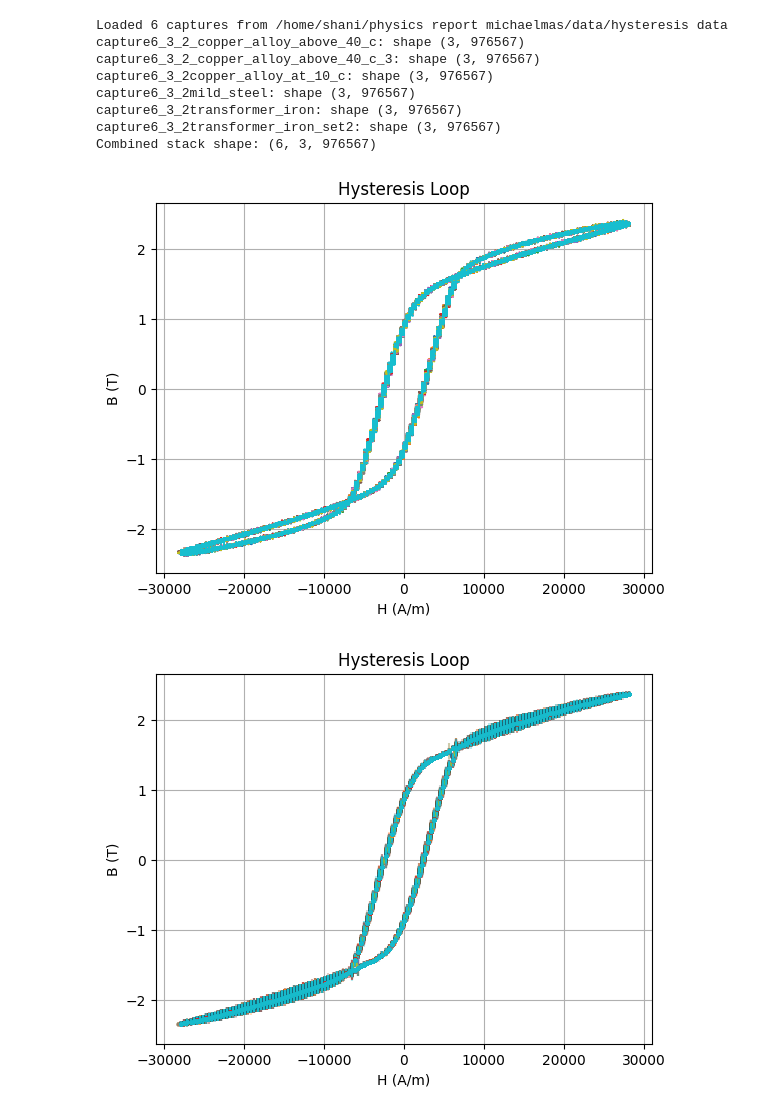
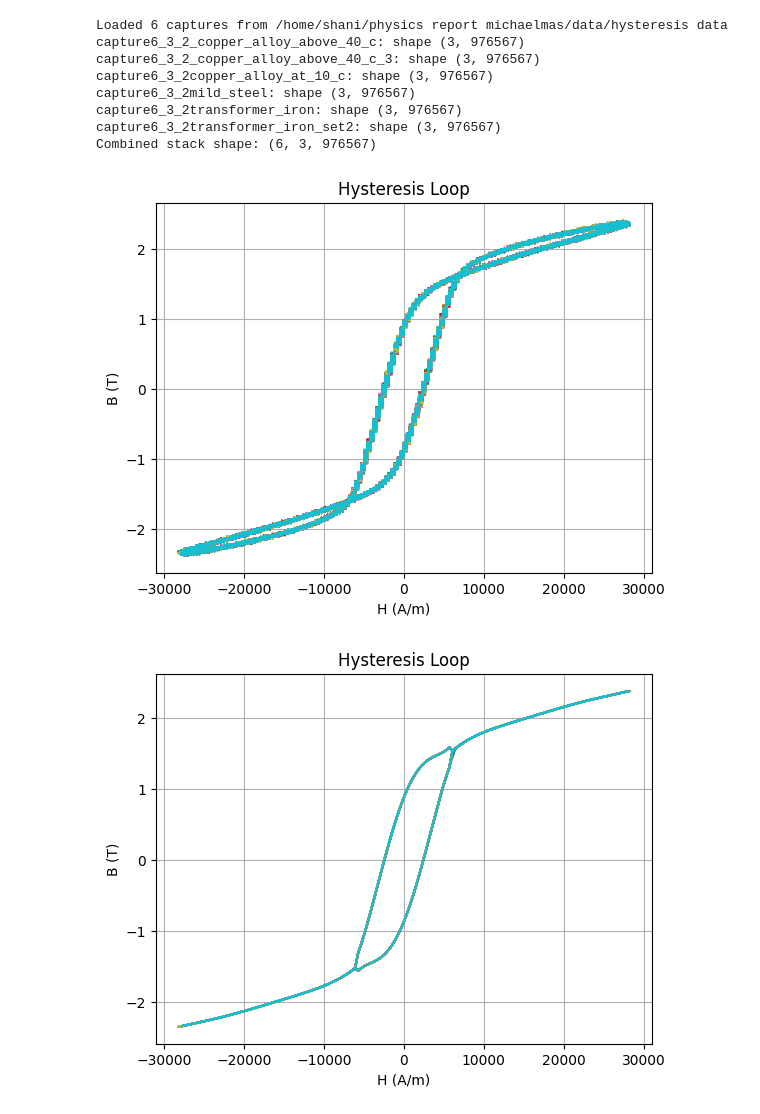
Before and after one commit to s-h-a-n-i-l/physics-report-michaelmas, a Jupyter notebook: code/hysterysisplots.ipynb, the cells around one changed output. Drawn from its saved outputs; the diff is of its cells as text; code cells hidden in the pictures.

```diff
--- a/code/hysterysisplots.ipynb
+++ b/code/hysterysisplots.ipynb
@@ -164,7 +164,7 @@ def build_capture_stack(arrays: Dict[str, np.ndarray]) -> np.ndarray:
         )
     return np.stack(list(arrays.values()))
 
-def build_hysteresis_loops(d3_arr):
+def split_hysteresis_loops(d3_arr):
     # Copy the original data so we never modify d3_arr in-place
     time = np.array(d3_arr[0]).copy()
     a    = np.array(d3_arr[1]).copy()
@@ -176,7 +176,7 @@ def build_hysteresis_loops(d3_arr):
     counter = 0
 
     # Build up to 20 loops
-    while start < n and counter < 500:
+    while start < n and counter < 20:
         init_time = time[start]
 
         # Find the first index where time > init_time + 20
@@ -200,7 +200,7 @@ def build_hysteresis_loops(d3_arr):
         start = end
         counter += 1
 
-    return loops
+    return loops # [[time],[a],[b]]
 
 def build_loop(loops,material): #[[time],[a],[b]]
     time = loops[0]
@@ -288,9 +288,35 @@ def poly_reg_loop(loop, lowerH: float = -np.inf, upperH: float = np.inf):
     B_new[(H >= lowerH) & (H <= upperH) & ~top_section(H, B)] = np.polyval(coeffs_mid_lower, H[(H >= lowerH) & (H <= upperH) & ~top_section(H, B)])
     error = abs(B - B_new)
 
+    #ignore the points where my polyfits join +/- 5%
+    mask = (H < lowerH*1.05) | (H > upperH*0.95)
+    H_calc = H[mask]
+    B_calc = B_new[mask]
+    #split loop from ends
+    H_upper = H_calc[H_calc >= upperH]
+    B_upper = B_calc[H_calc >= upperH]
+    H_lower = H_calc[H_calc <= lowerH]
+    B_lower = B_calc[H_calc <= lowerH]
+    H_mid = H_calc[(H_calc > lowerH) & (H_calc < upperH)]
+    B_mid = B_calc[(H_calc > lowerH) & (H_calc < upperH)]
+
+    #graph_calc(H, B, error):
+    H_range = max(H_calc) - min(H_calc)
+    B_range = max(B_calc) - min(B_calc)
+    loop_area = np.trapz(B_calc, H_calc)
+    max_grad = max(abs(np.gradient(B_calc, H_calc)))
+    min_grad = min(abs(np.gradient(B_calc, H_calc)))
+    calc = {
+        "H_range": H_range,
+        "B_range": B_range,
+        "loop_area": loop_area,
+        "max_mu_r": max_grad,
+        "min_mu_r": min_grad
+    }
 
 
-    return H, B_new, error
+
+    return H, B_new, error, calc
 # %%
 # Build 3D numpy arrays for each capture: (time_ms, Channel A [V], Channel B [V])
 DATA_ROOT = Path(DATA_ROOT)
@@ -316,32 +344,32 @@ capture6_3_2transformer_iron_set2: shape (3, 976567)
 Combined stack shape: (6, 3, 976567)
 # %%
 for i in range(20):
-    sman = build_loop(build_hysteresis_loops(captures_3d[4])[i], "transformer_iron")
+    sman = build_loop(split_hysteresis_loops(captures_3d[4])[i], "transformer_iron")
     plt.plot(sman[0],sman[1])
 plt.xlabel("H (A/m)")
 plt.ylabel("B (T)")
 plt.title("Hysteresis Loop")
 plt.grid()
 plt.show()
 
 '''for i in range(20):
-    sman = lin_reg_loop(-7000, 7000, build_loop(build_hysteresis_loops(captures_3d[4])[i], "transformer_iron"))
+    sman = lin_reg_loop(-7000, 7000, build_loop(split_hysteresis_loops(captures_3d[4])[i], "transformer_iron"))
     plt.plot(sman[0],sman[1])
 plt.xlabel("H (A/m)")
 plt.ylabel("B (T)")
 plt.title("Hysteresis Loop")
 plt.grid()
 plt.show()'''
 
 for i in range(20):
-    sman = poly_reg_loop(build_loop(build_hysteresis_loops(captures_3d[4])[i], "transformer_iron"),-6200, 6200)
+    sman = poly_reg_loop(build_loop(split_hysteresis_loops(captures_3d[4])[i], "transformer_iron"),-6000, 6000)
     plt.plot(sman[0],sman[1])
-    plt.errorbar(sman[0], sman[1], yerr=sman[2], fmt='o', markersize=2, alpha=0.3)
+    #plt.errorbar(sman[0], sman[1], yerr=sman[2], fmt='o', markersize=2, alpha=0.3)
 plt.xlabel("H (A/m)")
 plt.ylabel("B (T)")
 plt.title("Hysteresis Loop")
 plt.grid()
 plt.show()
 # %% [output]
 [figure]
-[figure, old version]
+[figure, new version]
```
Also changed, not shown: parts of 3 cells of this notebook, 9 other files.
